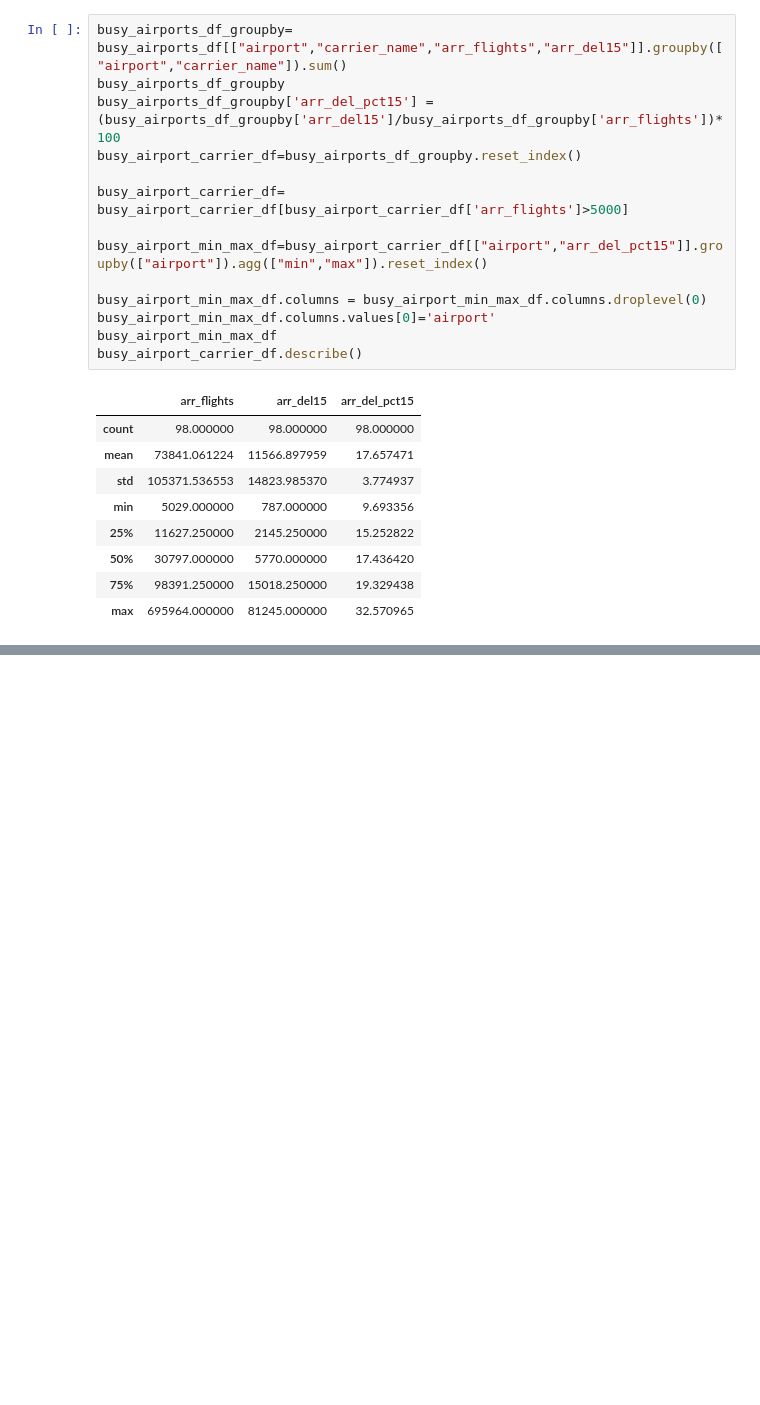
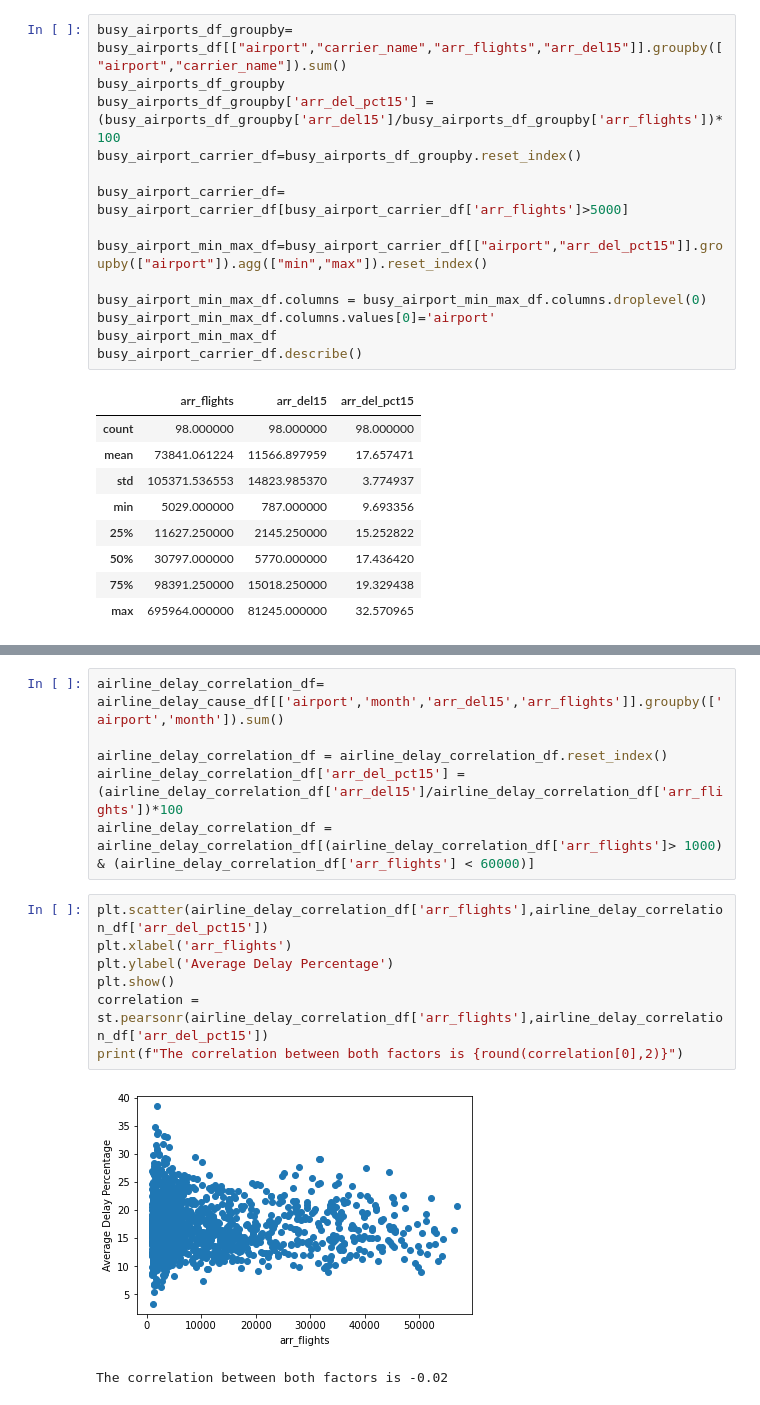
Before and after one commit to SrideviMadduri/project_backup, a Jupyter notebook: Delays.ipynb, the cells around one changed output, grey strips where cells are left out. Saved outputs shown, nothing was run; the diff lists cells and outputs as text; blank space fills up the shorter version.

```diff
--- a/Delays.ipynb
+++ b/Delays.ipynb
@@ -411,0 +457,16 @@ best_worst_carrier_airport_df
+# %%
+airline_delay_correlation_df= airline_delay_cause_df[['airport','month','arr_del15','arr_flights']].groupby(['airport','month']).sum()
+
+airline_delay_correlation_df = airline_delay_correlation_df.reset_index()
+airline_delay_correlation_df['arr_del_pct15'] = (airline_delay_correlation_df['arr_del15']/airline_delay_correlation_df['arr_flights'])*100
+airline_delay_correlation_df = airline_delay_correlation_df[(airline_delay_correlation_df['arr_flights']> 1000) & (airline_delay_correlation_df['arr_flights'] < 60000)]
+# %%
+plt.scatter(airline_delay_correlation_df['arr_flights'],airline_delay_correlation_df['arr_del_pct15'])
+plt.xlabel('arr_flights')
+plt.ylabel('Average Delay Percentage')
+plt.show()
+correlation = st.pearsonr(airline_delay_correlation_df['arr_flights'],airline_delay_correlation_df['arr_del_pct15'])
+print(f"The correlation between both factors is {round(correlation[0],2)}")
+# %% [output]
+[figure, added]
+The correlation between both factors is -0.02
```
Also changed, not shown: parts of 6 cells of this notebook.
